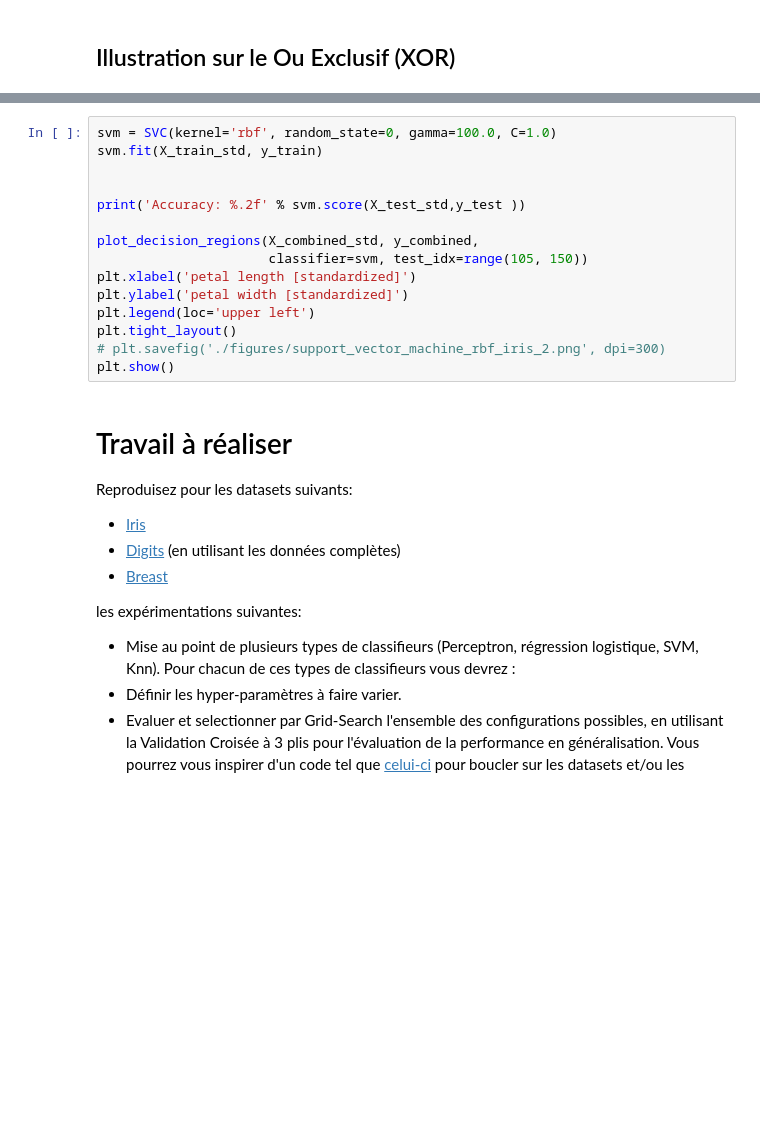
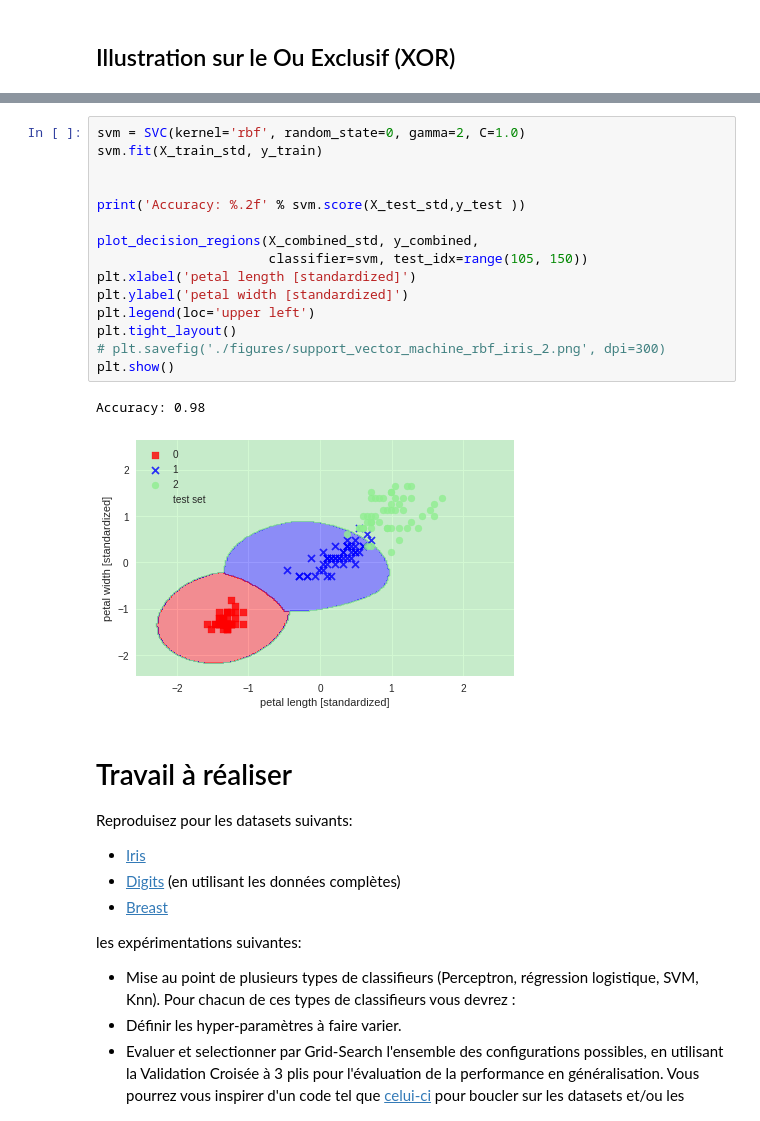
Before and after one commit to SturgisRaphael/DataScience, a Jupyter notebook: TP/DS_TP2_2018.ipynb, the cells around one changed output, grey strips where cells are left out. Saved outputs shown, nothing was run; the diff lists cells and outputs as text; blank space fills up the shorter version.

```diff
--- a/TP/DS_TP2_2018.ipynb
+++ b/TP/DS_TP2_2018.ipynb
@@ -276,18 +329,21 @@ plt.show()
 # %%
-svm = SVC(kernel='rbf', random_state=0, gamma=100.0, C=1.0)
+svm = SVC(kernel='rbf', random_state=0, gamma=2, C=1.0)
 svm.fit(X_train_std, y_train)
 
 
 print('Accuracy: %.2f' % svm.score(X_test_std,y_test ))
 
 plot_decision_regions(X_combined_std, y_combined,
                       classifier=svm, test_idx=range(105, 150))
 plt.xlabel('petal length [standardized]')
 plt.ylabel('petal width [standardized]')
 plt.legend(loc='upper left')
 plt.tight_layout()
 # plt.savefig('./figures/support_vector_machine_rbf_iris_2.png', dpi=300)
 plt.show()
+# %% [output]
+Accuracy: 0.98
+[figure, added]
 # %% [markdown]
 # Travail à réaliser
 
```
Also changed, not shown: parts of 17 cells of this notebook.
